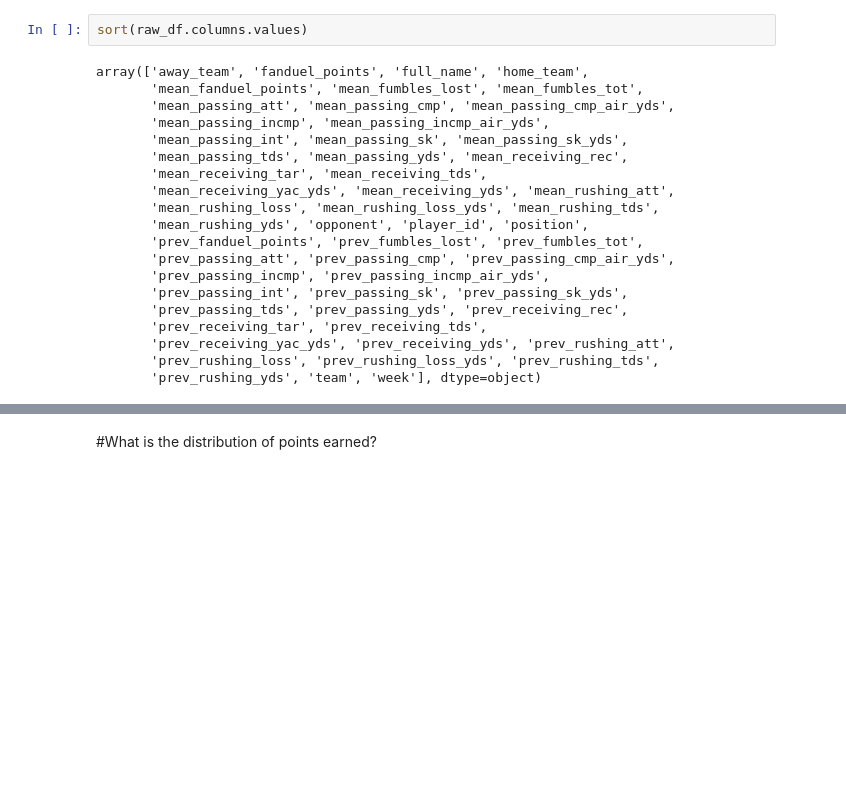
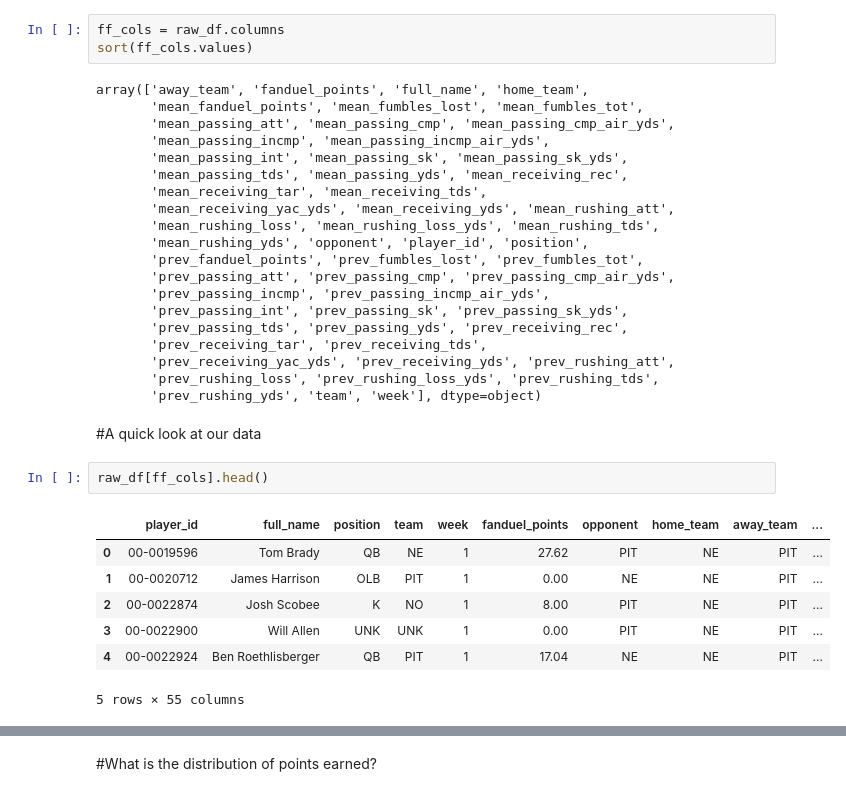
Before and after one commit to brianbelljr/fantasy_football, a Jupyter notebook: football.ipynb, the cells around one changed output, grey strips where cells are left out. Saved outputs shown, nothing was run; the diff lists cells and outputs as text; blank space fills up the shorter version.

```diff
--- a/football.ipynb
+++ b/football.ipynb
@@ -48,7 +46,8 @@ df_no_week_1 = raw_df[raw_df.week > 1]
 # %% [markdown]
 #What columns do we have?
 # %%
-sort(raw_df.columns.values)
+ff_cols = raw_df.columns
+sort(ff_cols.values)
 # %% [output]
 array(['away_team', 'fanduel_points', 'full_name', 'home_team',
        'mean_fanduel_points', 'mean_fumbles_lost', 'mean_fumbles_tot',
@@ -69,3 +68,15 @@ array(['away_team', 'fanduel_points', 'full_name', 'home_team',
        'prev_receiving_yac_yds', 'prev_receiving_yds', 'prev_rushing_att',
        'prev_rushing_loss', 'prev_rushing_loss_yds', 'prev_rushing_tds',
        'prev_rushing_yds', 'team', 'week'], dtype=object)
+# %% [markdown]
+#A quick look at our data
+# %%
+raw_df[ff_cols].head()
+# %% [output]
+|  | player_id | full_name | position | team | week | fanduel_points | opponent | home_team | away_team | ... |
+| 0 | 00-0019596 | Tom Brady | QB | NE | 1 | 27.62 | PIT | NE | PIT | ... |
+| 1 | 00-0020712 | James Harrison | OLB | PIT | 1 | 0.00 | NE | NE | PIT | ... |
+| 2 | 00-0022874 | Josh Scobee | K | NO | 1 | 8.00 | PIT | NE | PIT | ... |
+| 3 | 00-0022900 | Will Allen | UNK | UNK | 1 | 0.00 | PIT | NE | PIT | ... |
+| 4 | 00-0022924 | Ben Roethlisberger | QB | PIT | 1 | 17.04 | NE | NE | PIT | ... |
+5 rows × 55 columns
```
Also changed, not shown: parts of 57 cells of this notebook.
